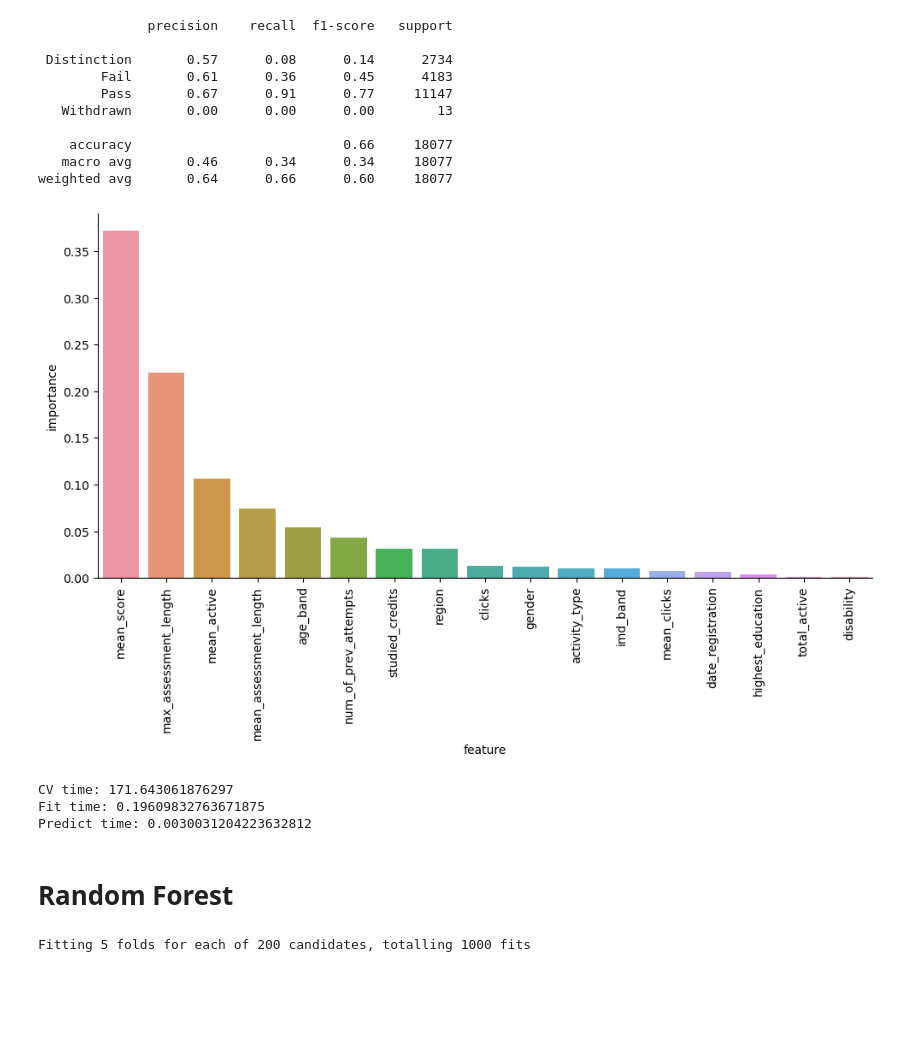
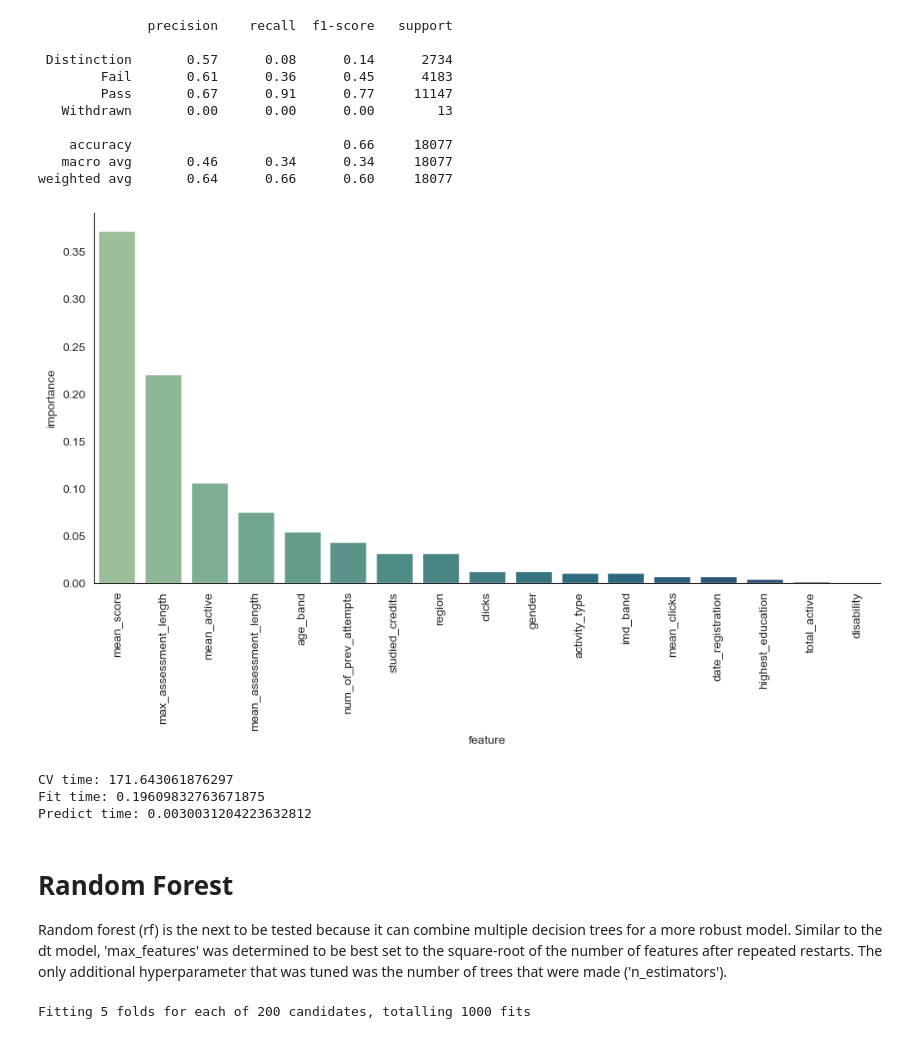
Before and after one commit to jpjavier23/capstone_2_modeling, a Jupyter notebook: capstone_2_modeling.ipynb, the cells around one changed output. Cells and saved outputs as stored; diff of their text form; code cells hidden in the pictures; blank space fills up the shorter version.

Commit message:
finished model portion and ready for evaluation

```diff
--- a/capstone_2_modeling.ipynb
+++ b/capstone_2_modeling.ipynb
@@ -27,6 +31,8 @@ import matplotlib.pyplot as plt
 import matplotlib.colors
 import matplotlib.cm as cm
 import seaborn as sns
+sns.set_style('white')
+palette = 'crest'
 import plotly.graph_objects as go
 from IPython.display import Image
 import graphviz
@@ -46,7 +52,7 @@ from sklearn.preprocessing import OneHotEncoder, OrdinalEncoder, StandardScaler,
 from sklearn.datasets import make_classification
 
 # Metrics
-from sklearn.metrics import precision_recall_curve, f1_score, auc
+from sklearn.metrics import precision_recall_curve, f1_score, auc, PrecisionRecallDisplay, average_precision_score
 from sklearn.metrics import accuracy_score, balanced_accuracy_score
 from sklearn.metrics import confusion_matrix, ConfusionMatrixDisplay
 from sklearn.metrics import precision_score, recall_score, classification_report
@@ -316,12 +333,12 @@ weighted avg       0.64      0.66      0.60     18077
 # %%
 dt_imp = dt_model.feature_importances_
 dt_feat_imp_df = pd.DataFrame({'feature': features, 'importance': dt_imp})
 dt_sorted = dt_feat_imp_df.sort_values(by = 'importance', ascending = False)
-dt_feat_plot = sns.catplot(data = dt_sorted.head(20), kind = 'bar', x = 'feature', y = 'importance', height = 5, aspect = 2)
+dt_feat_plot = sns.catplot(data = dt_sorted.head(20), kind = 'bar', x = 'feature', y = 'importance', height = 5, aspect = 2, palette = palette)
 dt_feat_plot = plt.xticks(rotation = 90)
 plt.show()
 # %% [output]
-[figure, old version]
+[figure, new version]
 # %%
 print(f'CV time: {dt_cv_time}')
 print(f'Fit time: {dt_fit_time}')
@@ -332,6 +349,8 @@ Fit time: 0.19609832763671875
 Predict time: 0.0030031204223632812
 # %% [markdown]
 # Random Forest
+
+Random forest (rf) is the next to be tested because it can combine multiple decision trees for a more robust model. Similar to the dt model, 'max_features' was determined to be best set to the square-root of the number of features after repeated restarts. The only additional hyperparameter that was tuned was the number of trees that were made ('n_estimators').
 # %%
 rf_params = {
     'n_estimators': n_est,
```
Also changed, not shown: parts of 49 cells of this notebook.
